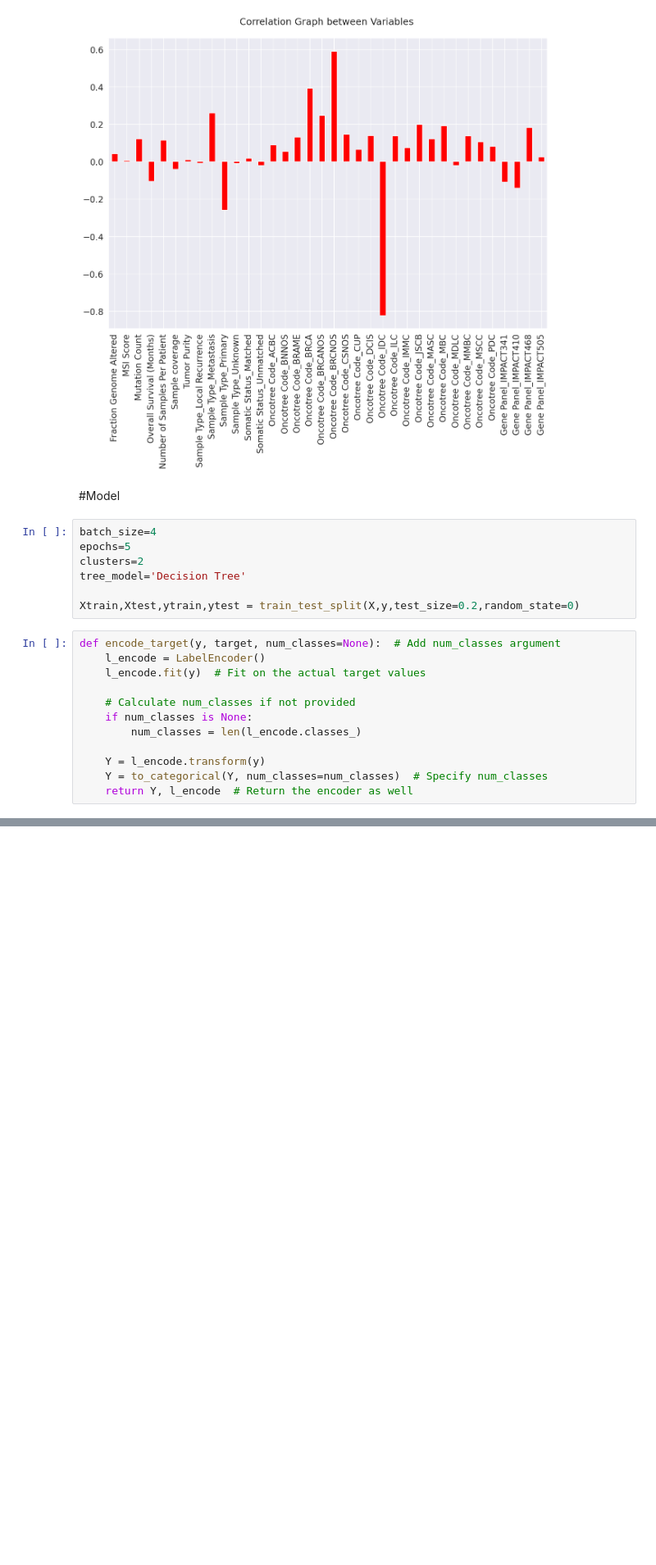
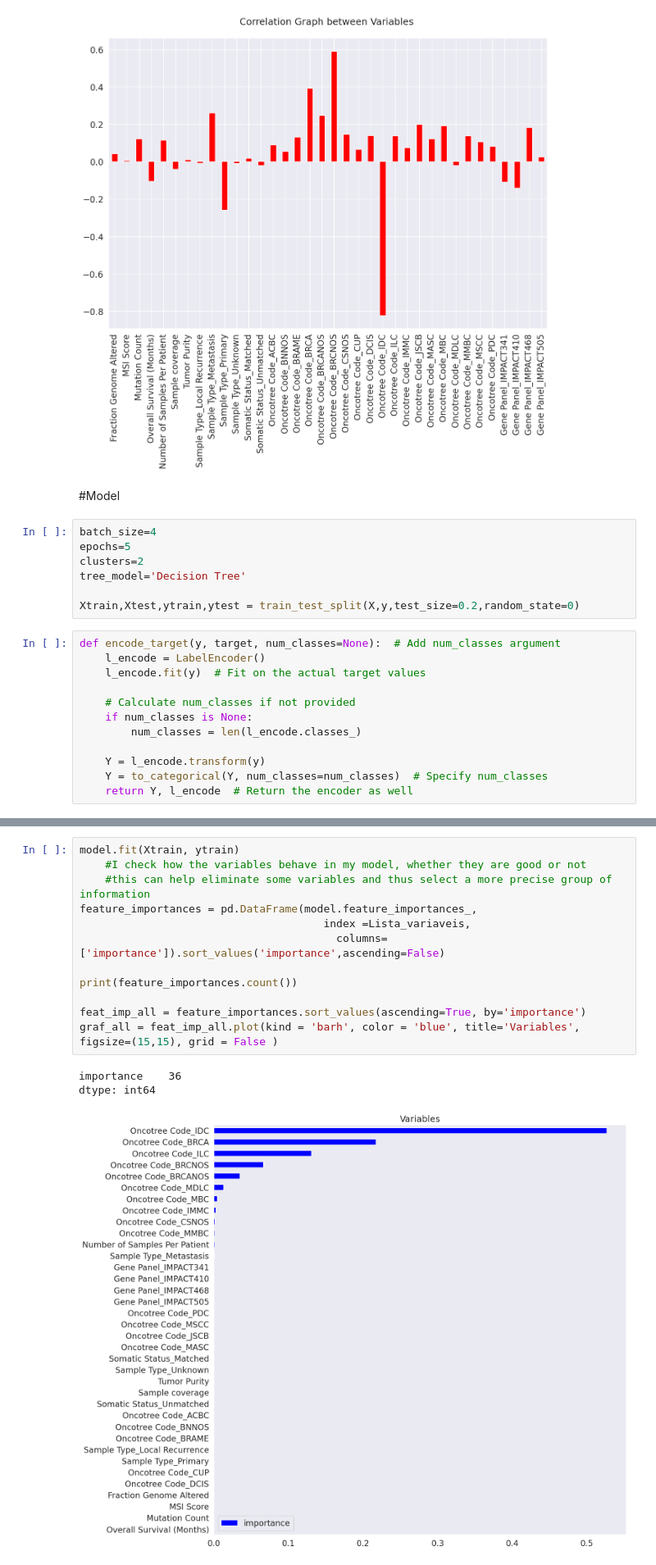
Before and after one commit to Fabio343/Data-Science-Appications, a Jupyter notebook: Models_Multclass.ipynb, the cells around one changed output, grey strips where cells are left out. Shown at 82% size. Saved outputs shown, nothing was run; the diff lists cells and outputs as text; blank space fills up the shorter version.

```diff
--- a/Models_Multclass.ipynb
+++ b/Models_Multclass.ipynb
@@ -514,0 +575,16 @@ Confussion Matrix
+# %%
+model.fit(Xtrain, ytrain)
+    #I check how the variables behave in my model, whether they are good or not
+    #this can help eliminate some variables and thus select a more precise group of information
+feature_importances = pd.DataFrame(model.feature_importances_,
+                                      index =Lista_variaveis,
+                                        columns=['importance']).sort_values('importance',ascending=False)
+
+print(feature_importances.count())
+
+feat_imp_all = feature_importances.sort_values(ascending=True, by='importance')
+graf_all = feat_imp_all.plot(kind = 'barh', color = 'blue', title='Variables', figsize=(15,15), grid = False )
+# %% [output]
+importance    36
+dtype: int64
+[figure, added]
```
Also changed, not shown: parts of 8 cells of this notebook.
